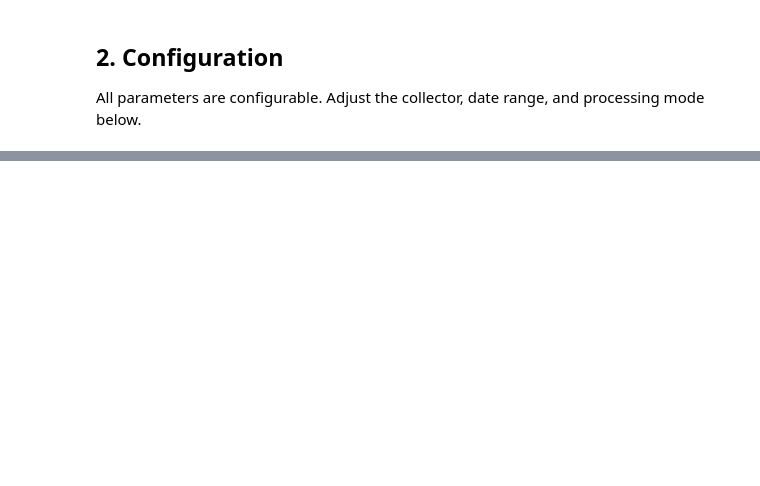
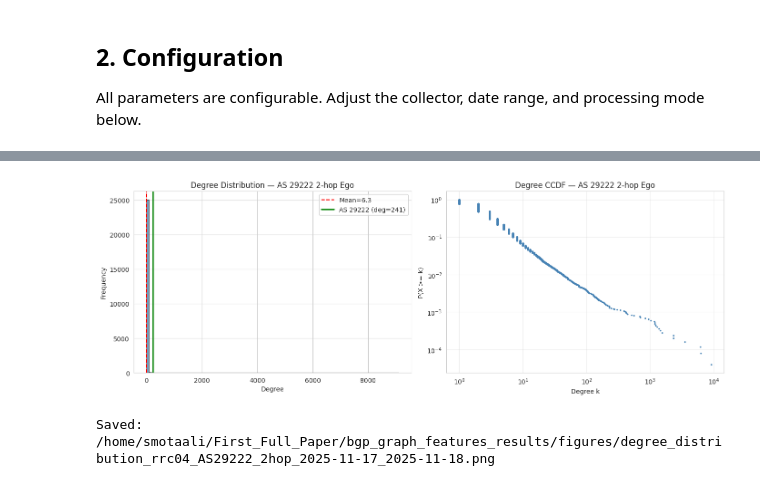
Before and after one commit to shadimotaali/first_full_paper, a Jupyter notebook: scripts/bgp_graph_features.ipynb, the cells around one changed output, grey strips where cells are left out. Cells and saved outputs as stored; diff of their text form; code cells hidden in the pictures; blank space fills up the shorter version.

```diff
--- a/scripts/bgp_graph_features.ipynb
+++ b/scripts/bgp_graph_features.ipynb
@@ -1667,0 +1679,43 @@ print(f"Figures directory: {FIGURES_DIR}")
+# %%
+# ============================================================================
+# Visualization: Degree Distribution (last snapshot)
+# ============================================================================
+
+if len(node_level_rows) > 0:
+    last_snap = node_ts_df[node_ts_df['snapshot_id'] == graph_ts_df.iloc[-1]['snapshot_id']]
+    degrees_last = last_snap['degree'].dropna().values
+
+    fig, axes = plt.subplots(1, 2, figsize=(14, 5))
+
+    # Linear histogram
+    axes[0].hist(degrees_last, bins=100, edgecolor='black', alpha=0.7, color='steelblue')
+    axes[0].set_xlabel('Degree')
+    axes[0].set_ylabel('Frequency')
+    axes[0].set_title(f'Degree Distribution — {title_suffix}')
+    axes[0].axvline(x=np.mean(degrees_last), color='red', linestyle='--',
+                    label=f'Mean={np.mean(degrees_last):.1f}')
+    axes[0].legend()
+
+    # Highlight target AS if in ego mode
+    if TARGET_AS and TARGET_AS in last_snap['asn'].values:
+        target_deg = last_snap.loc[last_snap['asn'] == TARGET_AS, 'degree'].iloc[0]
+        axes[0].axvline(x=target_deg, color='green', linestyle='-', linewidth=2,
+                        label=f'AS {TARGET_AS} (deg={int(target_deg)})')
+        axes[0].legend()
+
+    # Log-log CCDF
+    sorted_deg = np.sort(degrees_last)[::-1]
+    ccdf = np.arange(1, len(sorted_deg) + 1) / len(sorted_deg)
+    axes[1].loglog(sorted_deg, ccdf, '.', markersize=3, color='steelblue')
+    axes[1].set_xlabel('Degree k')
+    axes[1].set_ylabel('P(X >= k)')
+    axes[1].set_title(f'Degree CCDF — {title_suffix}')
+    axes[1].grid(True, alpha=0.3)
+
+    plt.tight_layout()
+    plt.savefig(FIGURES_DIR / f'degree_distribution_{suffix}.png', dpi=150, bbox_inches='tight')
+    plt.show()
+    print(f"Saved: {FIGURES_DIR / f'degree_distribution_{suffix}.png'}")
+# %% [output]
+[figure, added]
+Saved: /home/smotaali/First_Full_Paper/bgp_graph_features_results/figures/degree_distribution_rrc04_AS29222_2hop_2025-11-17_2025-11-18.png
```
Also changed, not shown: parts of 78 cells of this notebook.
